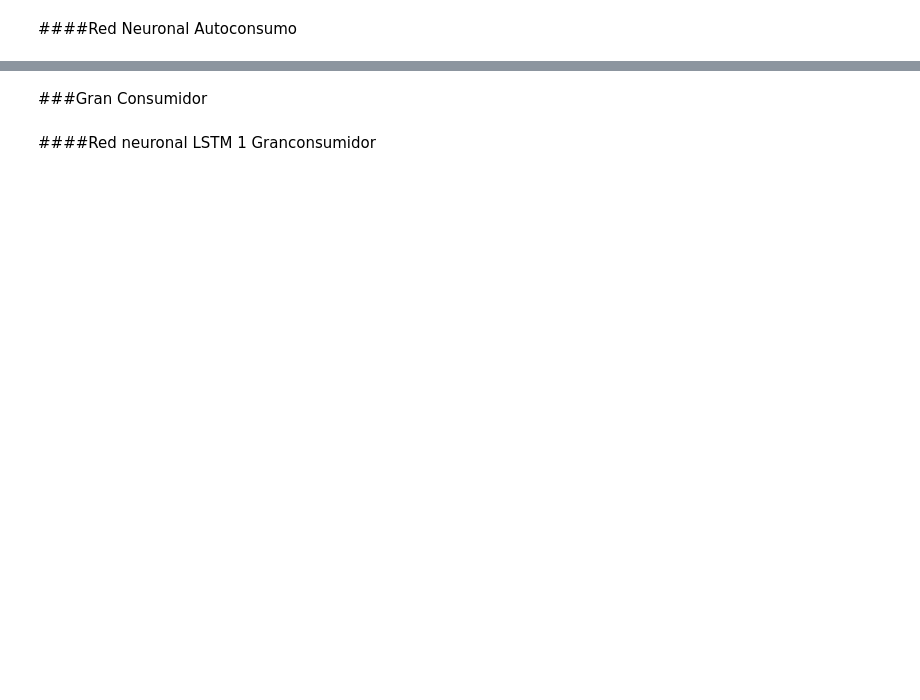
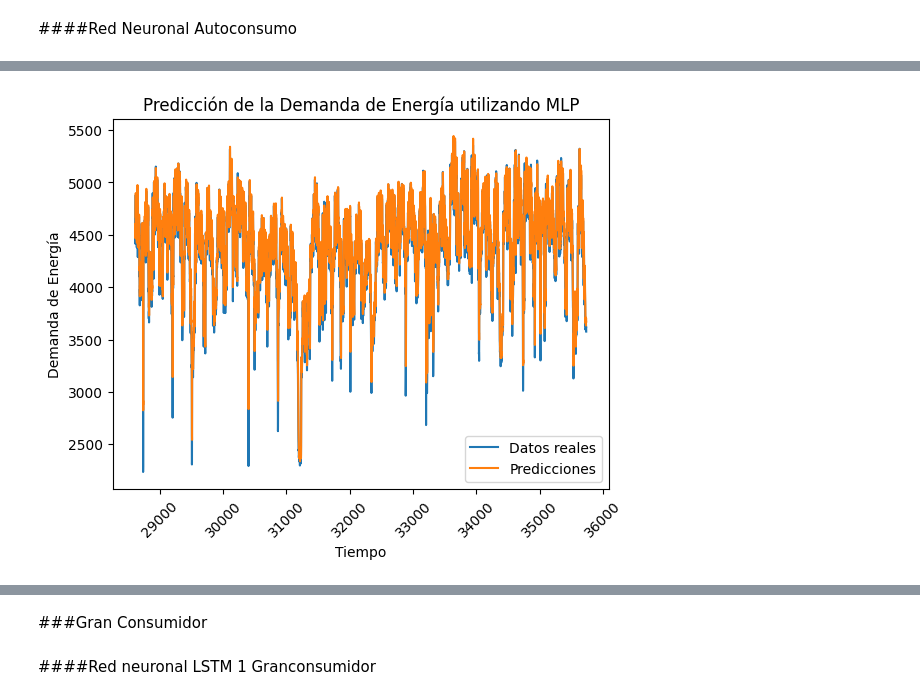
Before and after one commit to crisalex25/TFM_HydroMLGenerationOptimization, a Jupyter notebook: TFM_v1_1.ipynb, the cells around one changed output, grey strips where cells are left out. Saved outputs shown, nothing was run; the diff lists cells and outputs as text; code cells hidden in the pictures; blank space fills up the shorter version.

```diff
--- a/TFM_v1_1.ipynb
+++ b/TFM_v1_1.ipynb
@@ -647,7 +622,8 @@ def train_dense_model(df, sequence_length=24, epochs=20, batch_size=16, validati
     model.add(Dense(32, activation='relu'))
     model.add(Dense(1))
 
-    model.compile(optimizer=Adam(), loss='mean_squared_error', metrics=["accuracy"])
+    model.compile(optimizer=Adam(), loss='mean_squared_error', metrics=["mae","mse"])
+    model.summary()
 
     # Entrenar el modelo
     early_stopping = EarlyStopping(patience=patience)  # Detener el entrenamiento si no hay mejora en el número de épocas especificado
@@ -704,20 +729,22 @@ y_pred_denormalized, y_test_denormalized, train_size = train_dense_model(dfAC)
 # %%
 # Establecer la columna 'Fecha_Hora' como el índice del DataFrame
 #dfAC.set_index('Fecha_Hora', inplace=True)
 
 # Obtener las fechas correspondientes al conjunto de prueba
 sequence_length=24
 fechas_test = dfAC.index[train_size + sequence_length:]
 
 # Visualizar los resultados
 plt.plot(fechas_test, y_test_denormalized, label='Datos reales')
 plt.plot(fechas_test, y_pred_denormalized, label='Predicciones')
 plt.xlabel('Tiempo')
 plt.ylabel('Demanda de Energía')
-plt.title('Predicción de la Demanda de Energía utilizando Red Neuronal')
+plt.title('Predicción de la Demanda de Energía utilizando MLP')
 plt.xticks(rotation=45)
 plt.legend()
 plt.show()
+# %% [output]
+[figure, added]
 # %%
 from sklearn.metrics import mean_absolute_error, mean_squared_error, r2_score
 
```
Also changed, not shown: parts of 27 cells of this notebook.
